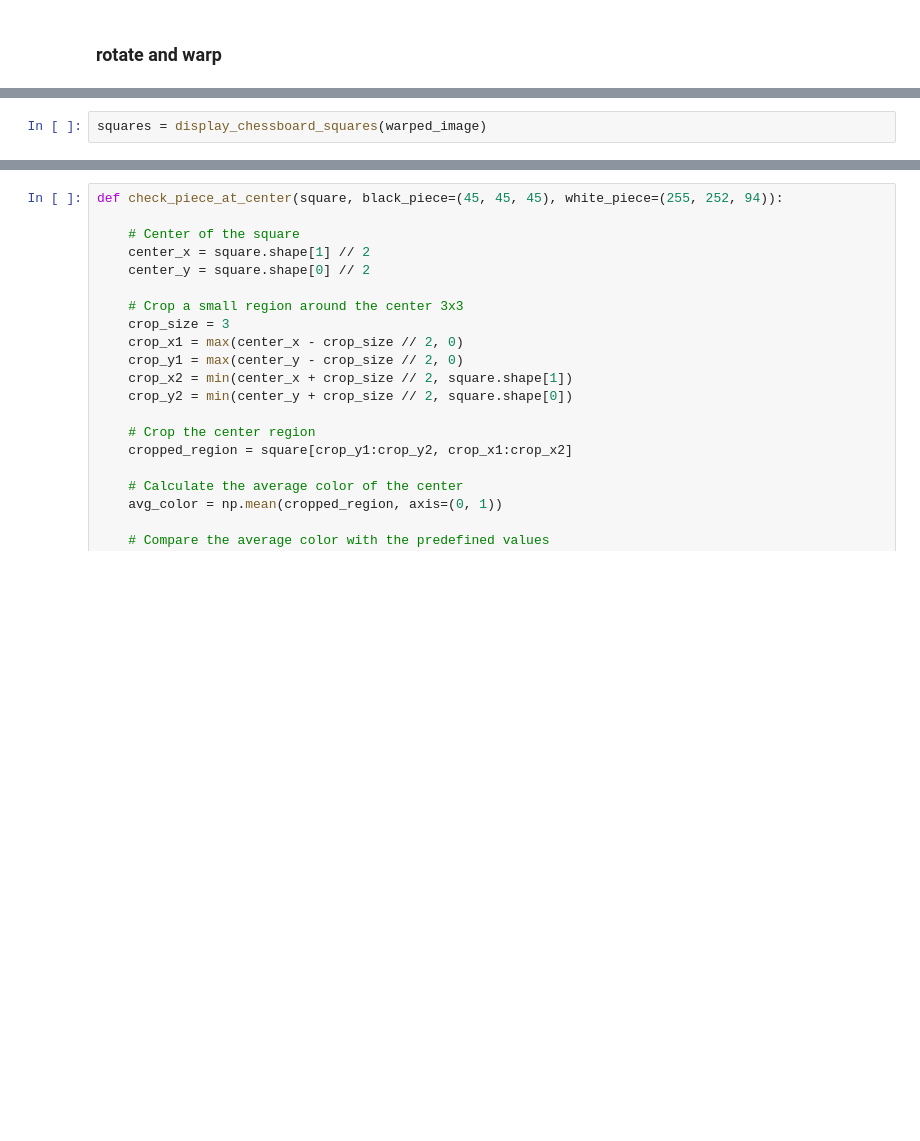
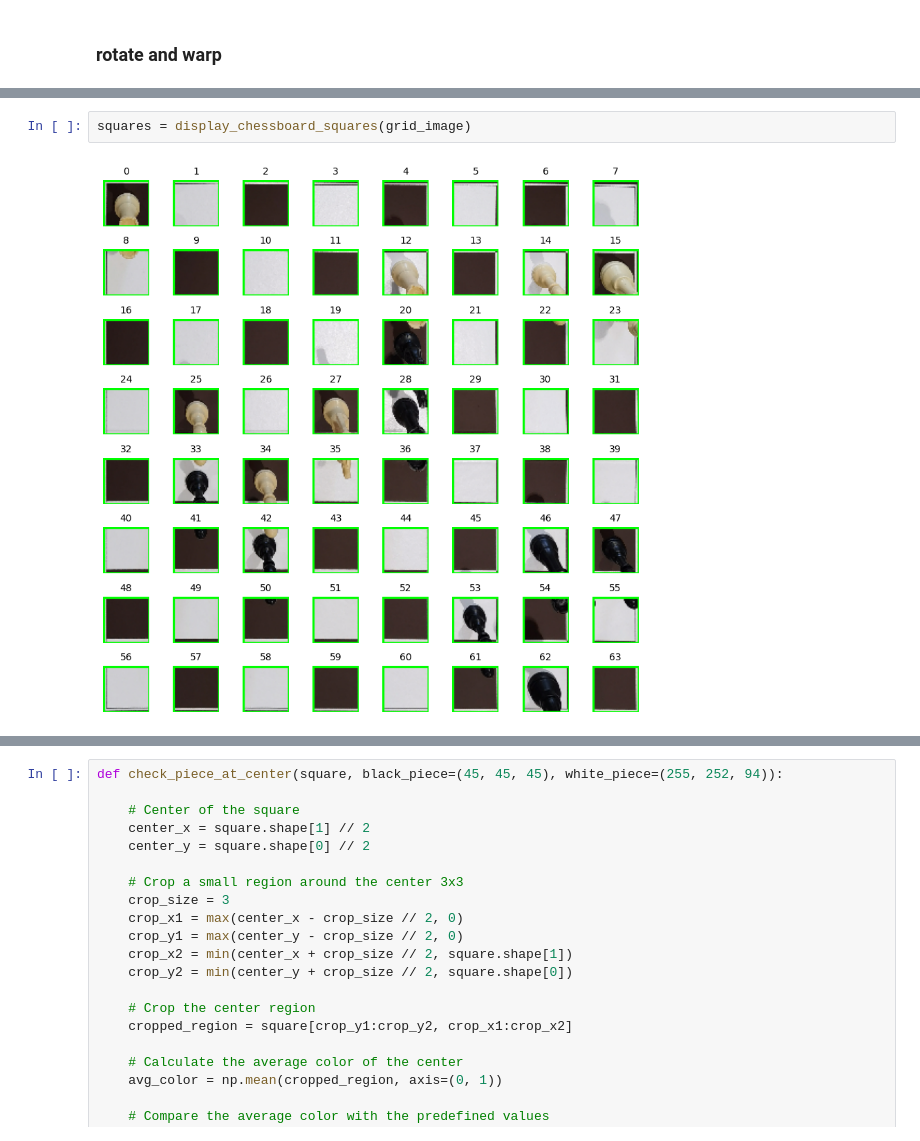
Before and after one commit to wesdpre/-Detect_the_chess_board_and_chess_pieces, a Jupyter notebook: chess-recognition-pipeline.ipynb, the cells around one changed output, grey strips where cells are left out. Drawn from its saved outputs; the diff is of its cells as text; blank space fills up the shorter version.

```diff
--- a/chess-recognition-pipeline.ipynb
+++ b/chess-recognition-pipeline.ipynb
@@ -36,5 +75,7 @@ inverse_rotate_crop(grid_image, M, image, True)
 # %%
-squares = display_chessboard_squares(warped_image)
+squares = display_chessboard_squares(grid_image)
+# %% [output]
+[figure, added]
 # %%
 def adjust_gamma(image, gamma=1.0):
     inv_gamma = 1.0 / gamma
```
Also changed, not shown: parts of 13 cells of this notebook, 1 other file.
